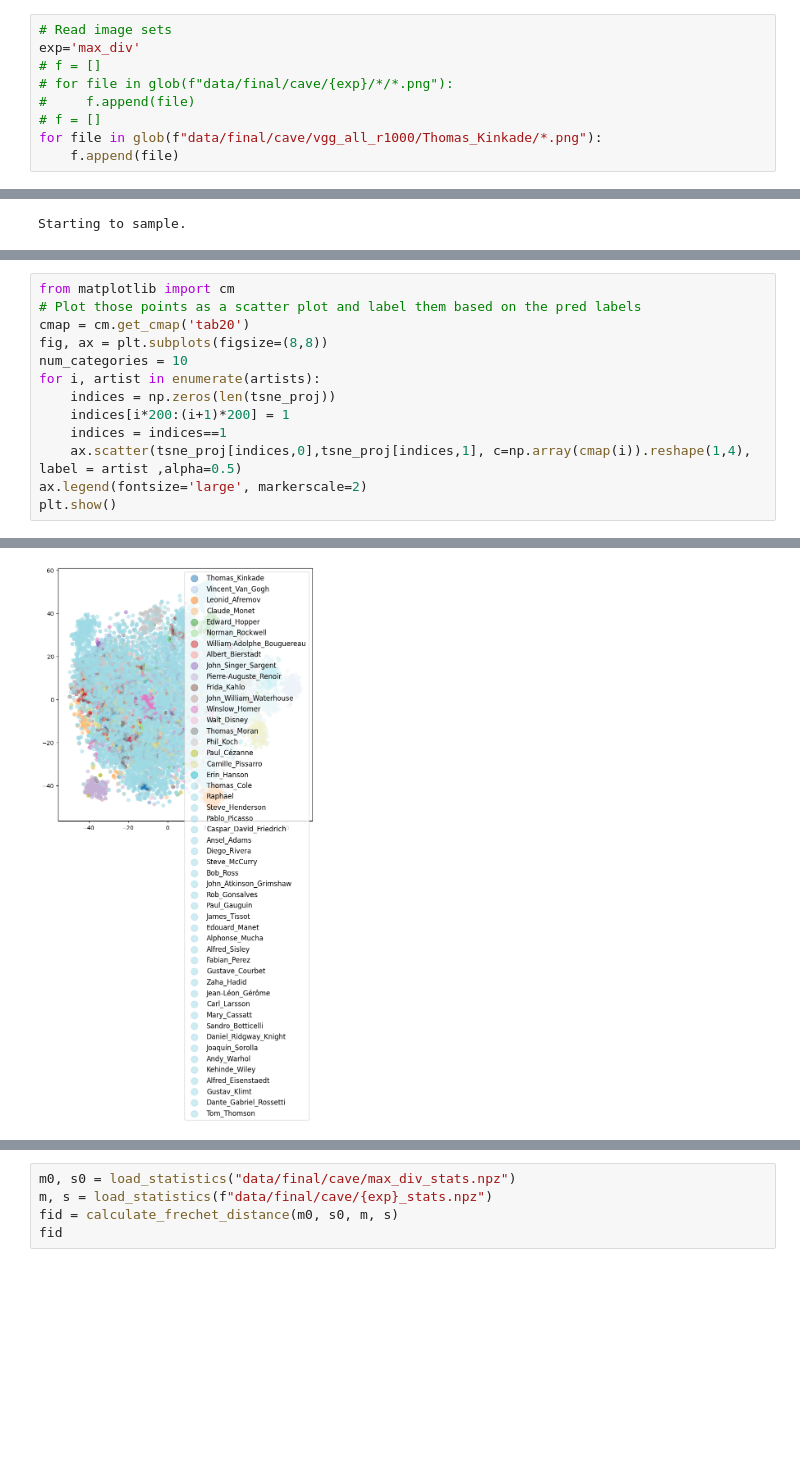
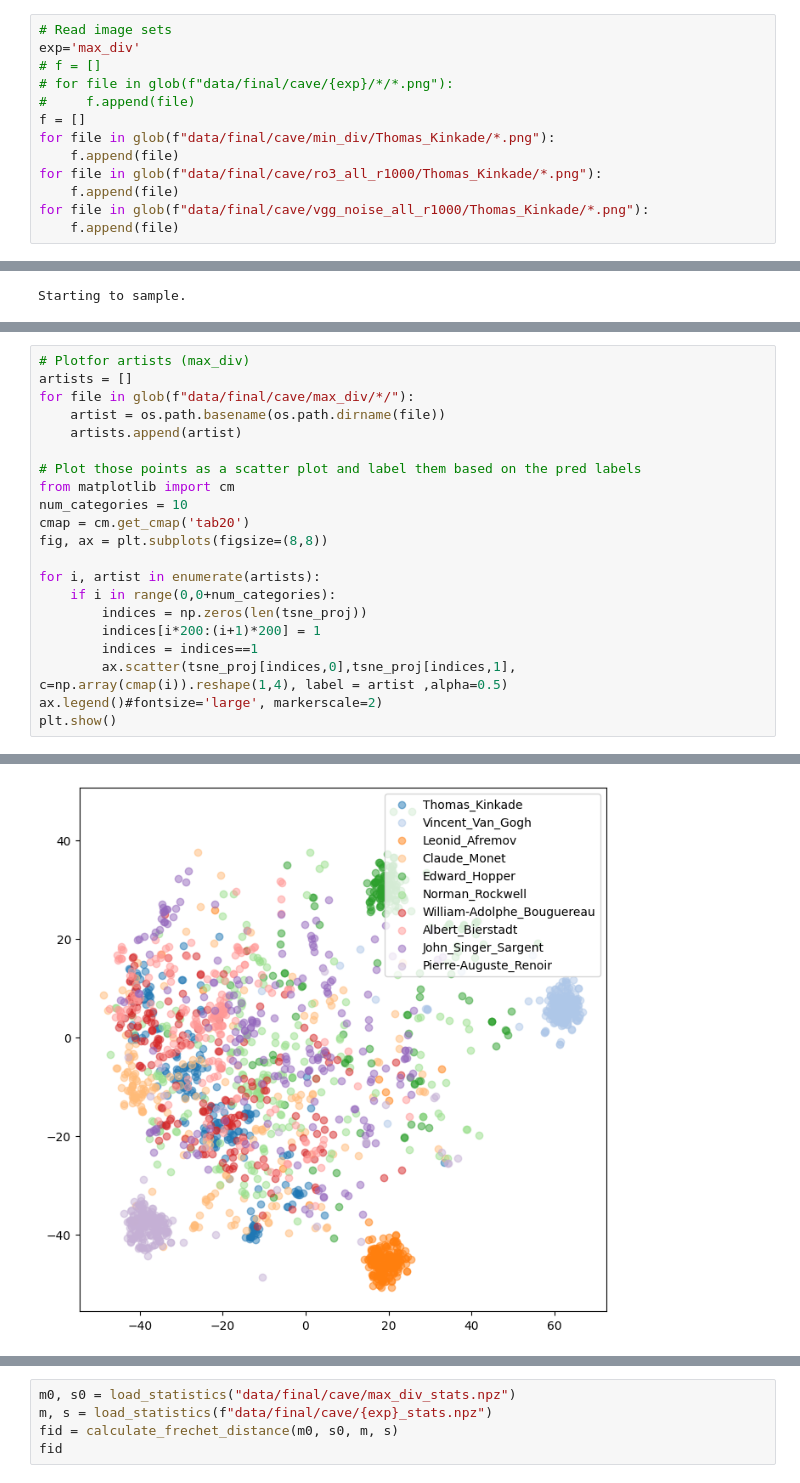
Before and after one commit to alexpondaven/particlediffusion, a Jupyter notebook: metrics.ipynb, the cells around one changed output, grey strips where cells are left out. Saved outputs shown, nothing was run; the diff lists cells and outputs as text; blank space fills up the shorter version.

```diff
--- a/metrics.ipynb
+++ b/metrics.ipynb
@@ -129,9 +167,13 @@ exp='max_div'
 # f = []
 # for file in glob(f"data/final/cave/{exp}/*/*.png"):
 #     f.append(file)
-# f = []
-for file in glob(f"data/final/cave/vgg_all_r1000/Thomas_Kinkade/*.png"):
+f = []
+for file in glob(f"data/final/cave/min_div/Thomas_Kinkade/*.png"):
     f.append(file)
+for file in glob(f"data/final/cave/ro3_all_r1000/Thomas_Kinkade/*.png"):
+    f.append(file)
+for file in glob(f"data/final/cave/vgg_noise_all_r1000/Thomas_Kinkade/*.png"):
+    f.append(file)
 # %%
 fid_dir = "fid" #/pt_inception-2015-12-05-6726825d.pth"
 dims = 2048  # 64, 192, 768, 2048
@@ -169,14 +212,22 @@ for file in glob(f"data/final/cave/max_div/*/"):
 # %%
+# Plotfor artists (max_div)
+artists = []
+for file in glob(f"data/final/cave/max_div/*/"):
+    artist = os.path.basename(os.path.dirname(file))
+    artists.append(artist)
+
+# Plot those points as a scatter plot and label them based on the pred labels
 from matplotlib import cm
-# Plot those points as a scatter plot and label them based on the pred labels
+num_categories = 10
 cmap = cm.get_cmap('tab20')
 fig, ax = plt.subplots(figsize=(8,8))
-num_categories = 10
+
 for i, artist in enumerate(artists):
-    indices = np.zeros(len(tsne_proj))
-    indices[i*200:(i+1)*200] = 1
-    indices = indices==1
-    ax.scatter(tsne_proj[indices,0],tsne_proj[indices,1], c=np.array(cmap(i)).reshape(1,4), label = artist ,alpha=0.5)
-ax.legend(fontsize='large', markerscale=2)
+    if i in range(0,0+num_categories):
+        indices = np.zeros(len(tsne_proj))
+        indices[i*200:(i+1)*200] = 1
+        indices = indices==1
+        ax.scatter(tsne_proj[indices,0],tsne_proj[indices,1], c=np.array(cmap(i)).reshape(1,4), label = artist ,alpha=0.5)
+ax.legend()#fontsize='large', markerscale=2)
 plt.show()
 # %% [output]
@@ -184,4 +234,4 @@ plt.show()
-[figure, old version]
+[figure, new version]
 # %%
 # Plot just one artist and different methods
 from matplotlib import cm
```
Also changed, not shown: parts of 17 cells of this notebook, 2 other files.
